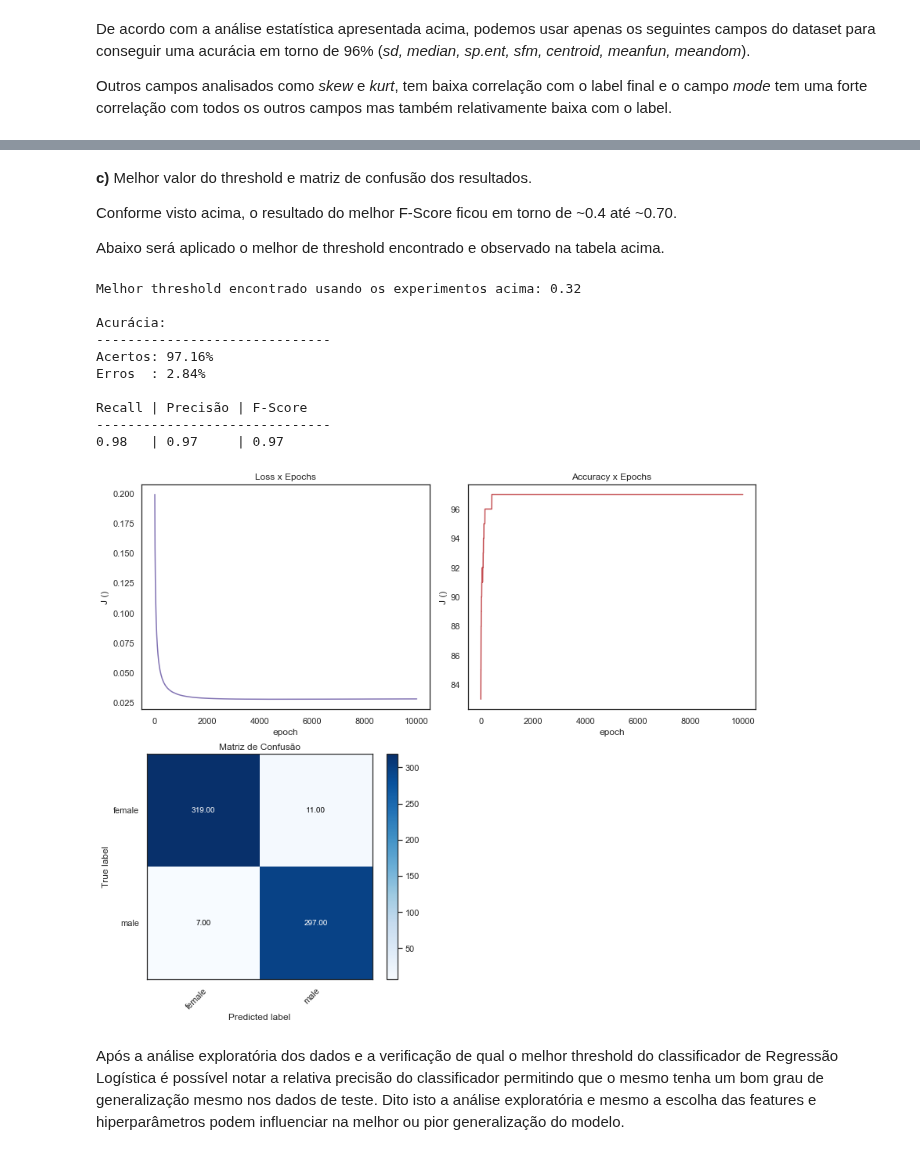
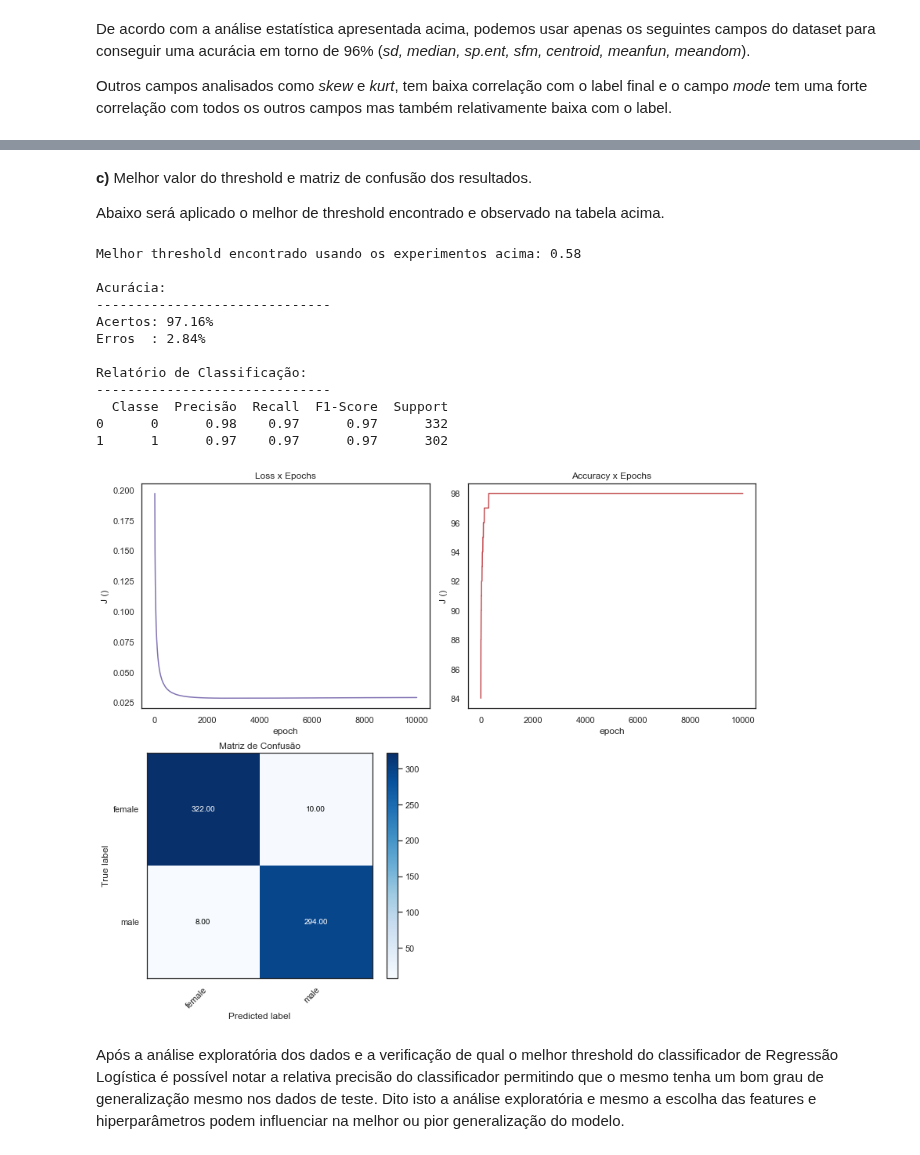
Before and after one commit to rdenadai/ia006c, a Jupyter notebook: notebooks/EFC02/EFC02.ipynb, the cells around one changed output, grey strips where cells are left out. Drawn from its saved outputs; the diff is of its cells as text; code cells hidden in the pictures.

```diff
--- a/notebooks/EFC02/EFC02.ipynb
+++ b/notebooks/EFC02/EFC02.ipynb
@@ -558,18 +596,50 @@ Como é possível observar a curva ROC e a evolução da métrica F-Score indica
 # %% [markdown]
 **c)** Melhor valor do threshold e matriz de confusão dos resultados.
 
-Conforme visto acima, o resultado do melhor F-Score ficou em torno de ~0.4 até ~0.70.
-
 Abaixo será aplicado o melhor de threshold encontrado e observado na tabela acima.
+# %%
+best_threshold = ordered["Threshold"].to_numpy()[0]
+print(f"Melhor threshold encontrado usando os experimentos acima: {best_threshold}")
+print()
+
+y_pred = clf.predict(x_test, threshold=best_threshold)
+
+print("Acurácia:")
+print("-" * 30)
+print(f"Acertos: {np.round(accuracy_score(y_test, y_pred) * 100, 2)}%")
+print(f"Erros  : {np.round((1-accuracy_score(y_test, y_pred)) * 100, 2)}%")
+
+print()
+print("Relatório de Classificação:")
+print("-" * 30)
+report = classification_report(y_test.astype(np.int), y_pred.astype(np.int), output_dict=True)
+items = []
+for key, value in report.items():
+    if isinstance(value, dict) and key.isdigit():
+        items.append([
+            key,
+            np.round(value["precision"], 2),
+            np.round(value["recall"], 2),
+            np.round(value["f1-score"], 2),
+            np.round(value["support"], 2)
+        ])
+dfclass = pd.DataFrame(items, columns=["Classe", "Precisão", "Recall", "F1-Score", "Support"])
+print(dfclass)
+# %% [output]
+Melhor threshold encontrado usando os experimentos acima: 0.58
+
+Acurácia:
+------------------------------
+Acertos: 97.16%
+Erros  : 2.84%
+
+Relatório de Classificação:
+------------------------------
+  Classe  Precisão  Recall  F1-Score  Support
+0      0      0.98    0.97      0.97      332
+1      1      0.97    0.97      0.97      302
 # %%
-best_threshold = ordered["Threshold"].to_numpy()[0]
-print(f"Melhor threshold encontrado usando os experimentos acima: {best_threshold}")
-print()
-
-y_pred = clf.predict(x_test, threshold=best_threshold)
-print_resultados(*calculate_resultados(y_test, y_pred))
-
-cfm = confusion_matrix(y_test, y_pred)
+cfm = confusion_matrix(y_test.astype(np.int), y_pred.astype(np.int))
 
 plt.figure(figsize=(12, 10))
 plt.subplot(2, 2, 1)
@@ -579,44 +649,34 @@ plt.ylabel("J ()")
 plt.plot(J, color="C4")
 plt.subplot(2, 2, 2)
 plt.title("Accuracy x Epochs")
 plt.xlabel("epoch")
 plt.ylabel("J ()")
 plt.plot(ACC, color="C3")
 ax = plt.subplot(2, 2, 3)
 im = plt.imshow(cfm, interpolation='nearest', cmap=plt.cm.Blues)
 ax.figure.colorbar(im, ax=ax)
 ax.set(xticks=np.arange(cfm.shape[1]),
        yticks=np.arange(cfm.shape[0]),
        # ... and label them with the respective list entries
        xticklabels=["female", "male"], yticklabels=["female", "male"],
        title="Matriz de Confusão",
        ylabel='True label',
        xlabel='Predicted label')
 # Rotate the tick labels and set their alignment.
 plt.setp(ax.get_xticklabels(), rotation=45, ha="right", rotation_mode="anchor")
 # Loop over data dimensions and create text annotations.
 thresh = cfm.max() / 2.
 for i in range(cfm.shape[0]):
     for j in range(cfm.shape[1]):
         ax.text(j, i, format(cfm[i, j], '.2f'),
                 ha="center", va="center",
                 color="white" if cfm[i, j] > thresh else "black")
 ax.set_xlim(-0.5, 1.5)
 ax.set_ylim(1.5, -0.5)
 plt.tight_layout()
 plt.show()
 # %% [output]
-Melhor threshold encontrado usando os experimentos acima: 0.32
-
-Acurácia:
-------------------------------
-Acertos: 97.16%
-Erros  : 2.84%
-
-Recall | Precisão | F-Score
-------------------------------
-0.98   | 0.97     | 0.97
-[figure, old version]
+[figure, new version]
 # %% [markdown]
 Após a análise exploratória dos dados e a verificação de qual o melhor threshold do classificador de Regressão Logística é possível notar a relativa precisão do classificador permitindo que o mesmo tenha um bom grau de generalização mesmo nos dados de teste. Dito isto a análise exploratória e mesmo a escolha das features e hiperparâmetros podem influenciar na melhor ou pior generalização do modelo.
 # %% [markdown]
```
Also changed, not shown: parts of 17 cells of this notebook.
